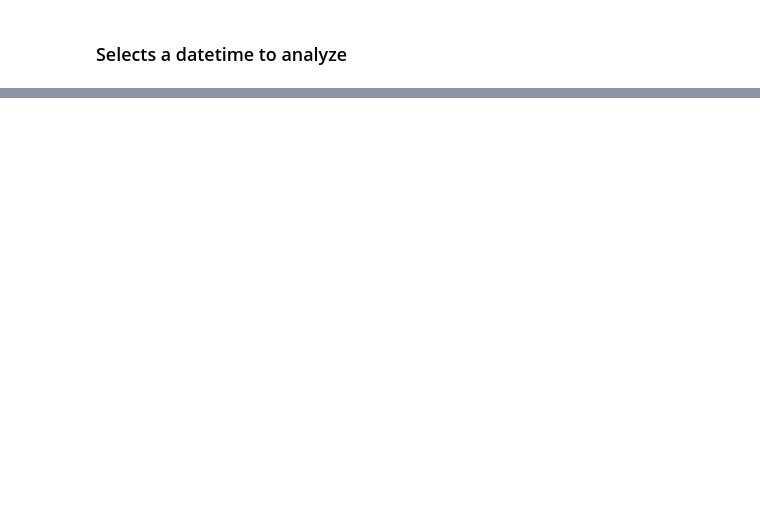
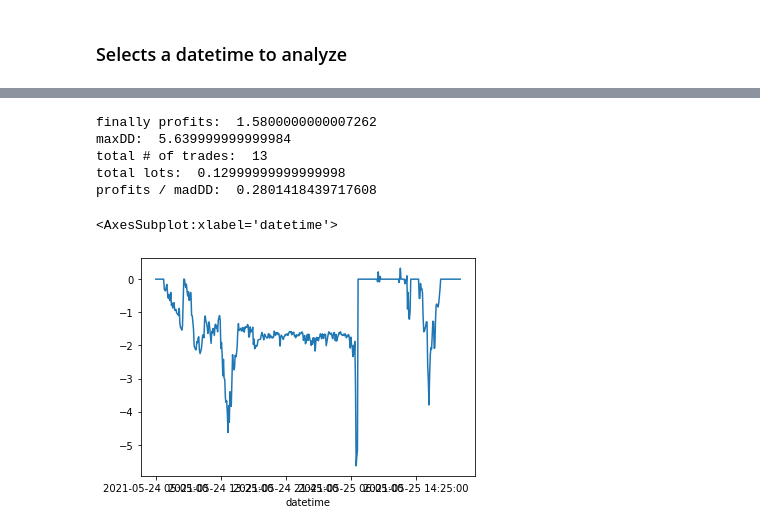
Before and after one commit to deep-forex-trading-group/Rule-based-forex-trading-system, a Jupyter notebook: Analysis/analysis_fm_rc.ipynb, the cells around one changed output, grey strips where cells are left out. Drawn from its saved outputs; the diff is of its cells as text; code cells hidden in the pictures; blank space fills up the shorter version.

```diff
--- a/Analysis/analysis_fm_rc.ipynb
+++ b/Analysis/analysis_fm_rc.ipynb
@@ -80,0 +83,32 @@ yht_rc_big_table_df[(yht_rc_big_table_df.index==selected_date)].profits_calc.sum
+# %%
+from datetime import timedelta
+# start_dt, end_dt="2021-04-30 14:45:00","2021-05-03 00:45:00"
+# start_dt, end_dt="2021-05-03 13:40:00","2021-05-03 16:40:00"
+# start_dt, end_dt="2021-05-06 11:30:00","2021-05-06 14:35:00"
+# start_dt, end_dt="2021-05-07 14:05:00","2021-05-07 17:15:00"
+# start_dt, end_dt = "2021-05-12 15:00:00","2021-05-12 20:55:00"
+start_dt, end_dt = "2021-05-24 08:05:00","2021-05-25 23:05:00"
+start_dt, end_dt = str(pd.to_datetime(start_dt) - timedelta(hours=3)), str(pd.to_datetime(end_dt) - timedelta(hours=3))
+# %%
+yht_rc_ana_df = yht_rc_df[(yht_rc_df["open_date"] >= start_dt) & (yht_rc_df["open_date"] <= end_dt)]
+duka_5m_ana_df = duka_5m_df[(duka_5m_df.index >= start_dt) & (duka_5m_df.index <= end_dt)]
+
+
+
+total_profits = yht_rc_ana_df["profits_calc"].sum()
+maxDD = -(duka_5m_ana_df["floating_profit"].min()) if duka_5m_ana_df["floating_profit"].min() != 0 else 1e-10
+p_divide_mdd = -1 if abs(total_profits / maxDD) > 1e+9 or total_profits == 0 else abs(total_profits / maxDD)
+print("finally profits: ", total_profits)
+print("maxDD: ", maxDD)
+print("total # of trades: ", yht_rc_ana_df["symbol"].count())
+print("total lots: ", yht_rc_ana_df["lots"].sum())
+print("profits / madDD: ", p_divide_mdd)
+duka_5m_ana_df["floating_profit"].plot()
+# %% [output]
+finally profits:  1.5800000000007262
+maxDD:  5.639999999999984
+total # of trades:  13
+total lots:  0.12999999999999998
+profits / madDD:  0.2801418439717608
+<AxesSubplot:xlabel='datetime'>
+[figure, added]
```
Also changed, not shown: parts of 9 cells of this notebook, 5 other files.
